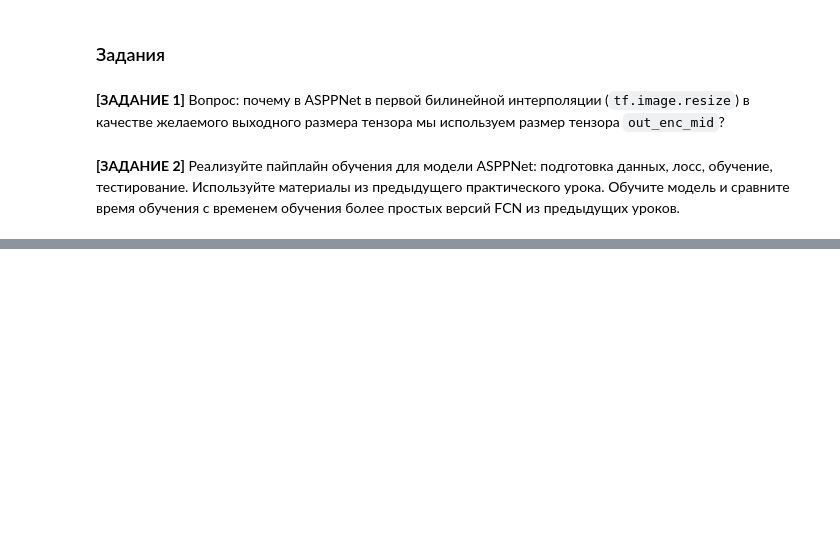
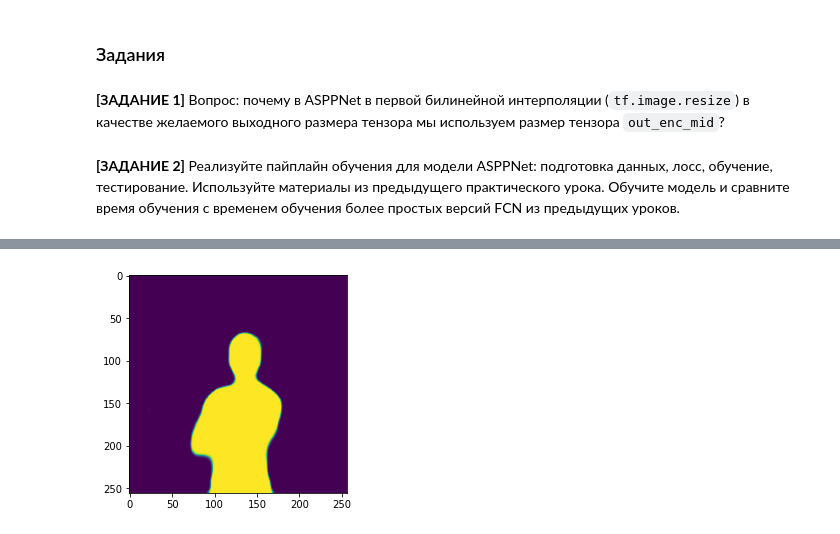
Before and after one commit to vsolodkyi/NeuralNetworks_SkillBox, a Jupyter notebook: module_7/Реализация_ASPP_сети.ipynb, the cells around one changed output, grey strips where cells are left out. Cells and saved outputs as stored; diff of their text form; code cells hidden in the pictures; blank space fills up the shorter version.

```diff
--- a/module_7/Реализация_ASPP_сети.ipynb
+++ b/module_7/Реализация_ASPP_сети.ipynb
@@ -105,3 +105,22 @@ model = ASPPNet()
 # %% [markdown]
 
 **[ЗАДАНИЕ 2]** Реализуйте пайплайн обучения для модели ASPPNet: подготовка данных, лосс, обучение, тестирование. Используйте материалы из предыдущего практического урока. Обучите модель и сравните время обучения с временем обучения более простых версий FCN из предыдущих уроков.
+# %%
+
+import imageio
+import matplotlib.pyplot as plt
+img = imageio.imread('6.11_me_256.png')
+img = img.astype(np.float32) / 255
+
+gt = imageio.imread('6.11_me_gt_256.png')
+gt = gt.astype(np.float32) / 255.
+gt = np.mean(gt, axis=2)[..., None]
+
+
+train_x = np.stack((img, img[:,::-1,:]))
+train_y = np.stack((gt, gt[:,::-1,:]))
+# %%
+# Ваш код здесь
+%%time
+model.compile(loss='binary_crossentropy', metrics=['accuracy'], optimizer='adam')
+hist = model.fit(train_x,train_y, epochs=100, batch_size=1)
@@ -107,0 +145,5 @@ model = ASPPNet()
+# %%
+out = model.predict(img[None, ...])[0, ...]
+_=plt.imshow(out[...,0])
+# %% [output]
+[figure, added]
```
Also changed, not shown: parts of 3 cells of this notebook.
